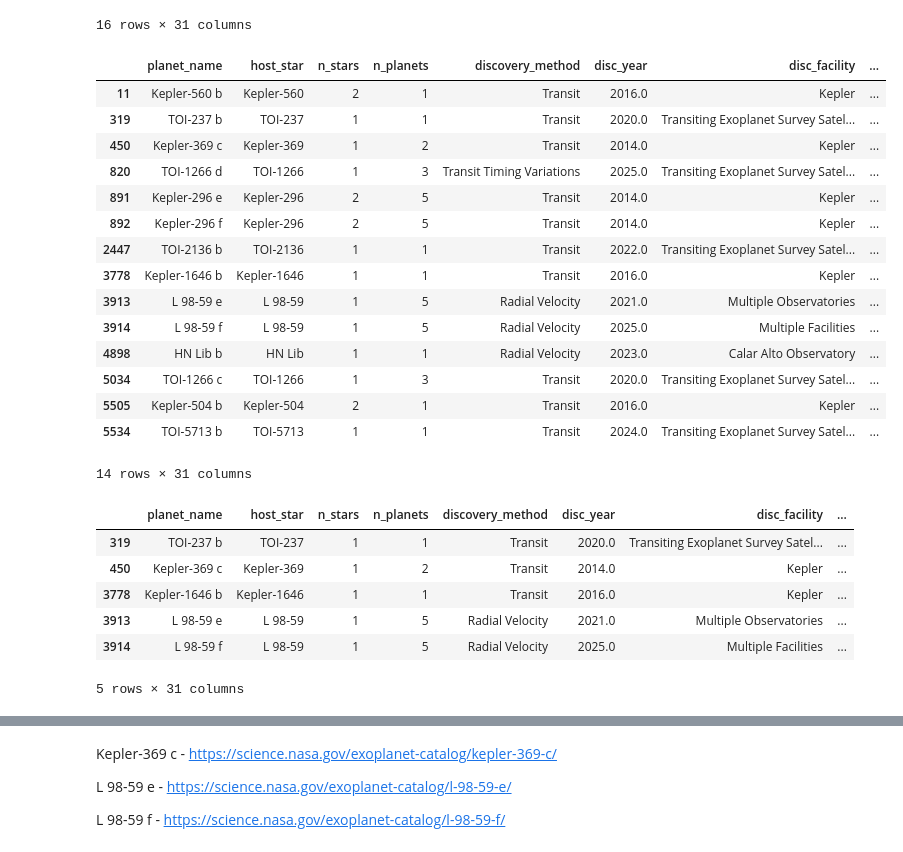
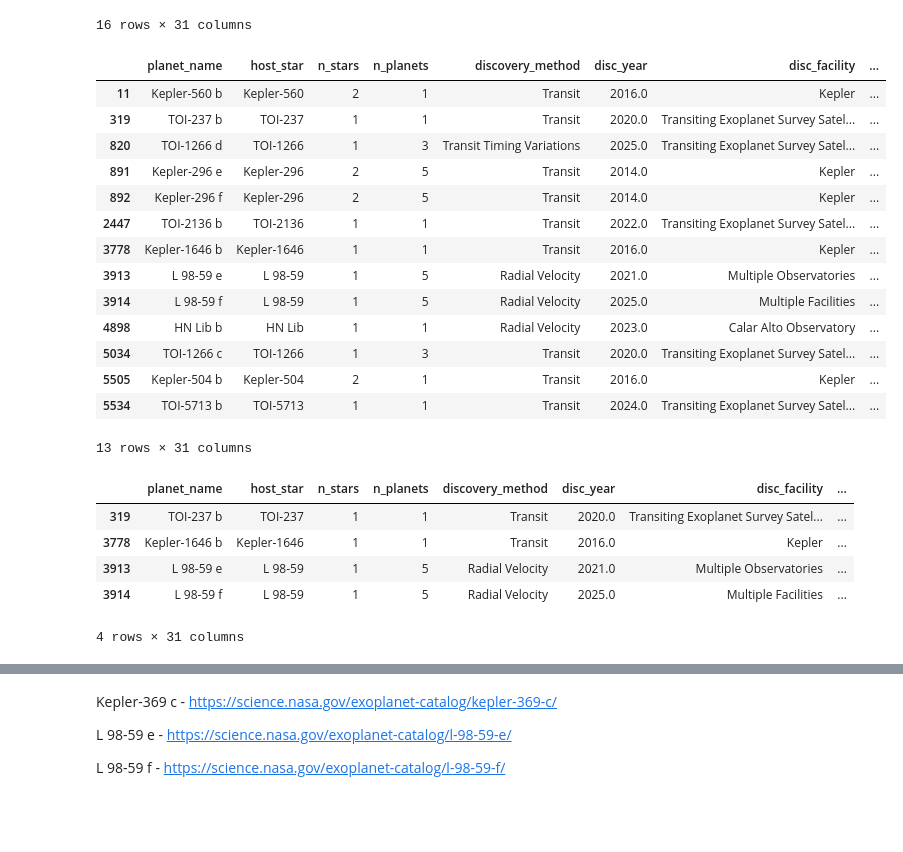
Before and after one commit to plamensve/DS_2026_FP, a Jupyter notebook: notebooks/07_earth_like_candidates.ipynb, the cells around one changed output, grey strips where cells are left out. Drawn from its saved outputs; the diff is of its cells as text; code cells hidden in the pictures; blank space fills up the shorter version.

```diff
--- a/notebooks/07_earth_like_candidates.ipynb
+++ b/notebooks/07_earth_like_candidates.ipynb
@@ -43,7 +43,11 @@ in_habitat_zone
 | 6131 | TOI-4336 A b | TOI-4336 A | 3 | 2 | Transit | 2024.0 | Transiting Exoplanet Survey Satel... | ... |
 403 rows × 31 columns
 # %%
-star_age_similar_to_the_sun_age = in_habitat_zone[(in_habitat_zone['star_age_gyr'] > 4) & (in_habitat_zone['star_age_gyr'] < 5)]
+MIN_STAR_AGE_GYR = 4
+MAX_STAR_AGE_GYR = 5
+
+star_age_similar_to_the_sun_age = in_habitat_zone[(in_habitat_zone['star_age_gyr'] > MIN_STAR_AGE_GYR)
+                                                  & (in_habitat_zone['star_age_gyr'] < MAX_STAR_AGE_GYR)]
 star_age_similar_to_the_sun_age
 # %% [output]
 |  | planet_name | host_star | n_stars | n_planets | discovery_method | disc_year | disc_facility | ... |
@@ -60,9 +64,12 @@ star_age_similar_to_the_sun_age
 | 6010 | Kepler-1388 d | Kepler-1388 | 1 | 4 | Transit | 2016.0 | Kepler | ... |
 86 rows × 31 columns
 # %%
+MIN_STAR_RADIUS_SUN = -0.5
+MAX_STAR_RADIUS_SUN = 0.5
+
 star_radius_to_sun = star_age_similar_to_the_sun_age[
-    (star_age_similar_to_the_sun_age['star_radius_sun'] >= -0.5) &
-    (star_age_similar_to_the_sun_age['star_radius_sun'] <= 0.5)
+    (star_age_similar_to_the_sun_age['star_radius_sun'] >= MIN_STAR_RADIUS_SUN) &
+    (star_age_similar_to_the_sun_age['star_radius_sun'] <= MAX_STAR_RADIUS_SUN)
 ]
 star_radius_to_sun
 # %% [output]
@@ -85,13 +92,16 @@ star_radius_to_sun
 | 5534 | TOI-5713 b | TOI-5713 | 1 | 1 | Transit | 2024.0 | Transiting Exoplanet Survey Satel... | ... |
 16 rows × 31 columns
 # %%
-star_mass_to_sun = star_radius_to_sun[(star_radius_to_sun['star_mass_sun'] >= -0.5) & (star_radius_to_sun['star_mass_sun'] <= 0.5)]
+MIN_STAR_MASS_SUN = -0.5
+MAX_STAR_MASS_SUN = 0.5
+
+star_mass_to_sun = star_radius_to_sun[(star_radius_to_sun['star_mass_sun'] > MIN_STAR_MASS_SUN)
+                                      & (star_radius_to_sun['star_mass_sun'] < MAX_STAR_MASS_SUN)]
 star_mass_to_sun
 # %% [output]
 |  | planet_name | host_star | n_stars | n_planets | discovery_method | disc_year | disc_facility | ... |
 | 11 | Kepler-560 b | Kepler-560 | 2 | 1 | Transit | 2016.0 | Kepler | ... |
 | 319 | TOI-237 b | TOI-237 | 1 | 1 | Transit | 2020.0 | Transiting Exoplanet Survey Satel... | ... |
-| 450 | Kepler-369 c | Kepler-369 | 1 | 2 | Transit | 2014.0 | Kepler | ... |
 | 820 | TOI-1266 d | TOI-1266 | 1 | 3 | Transit Timing Variations | 2025.0 | Transiting Exoplanet Survey Satel... | ... |
 | 891 | Kepler-296 e | Kepler-296 | 2 | 5 | Transit | 2014.0 | Kepler | ... |
 | 892 | Kepler-296 f | Kepler-296 | 2 | 5 | Transit | 2014.0 | Kepler | ... |
@@ -103,18 +113,21 @@ star_mass_to_sun
 | 5034 | TOI-1266 c | TOI-1266 | 1 | 3 | Transit | 2020.0 | Transiting Exoplanet Survey Satel... | ... |
 | 5505 | Kepler-504 b | Kepler-504 | 2 | 1 | Transit | 2016.0 | Kepler | ... |
 | 5534 | TOI-5713 b | TOI-5713 | 1 | 1 | Transit | 2024.0 | Transiting Exoplanet Survey Satel... | ... |
-14 rows × 31 columns
+13 rows × 31 columns
 # %%
-planet_radius_to_earth = star_mass_to_sun[(star_mass_to_sun['planet_radius_earth'] >= 1) & (star_mass_to_sun['planet_radius_earth'] <= 1.5)]
+MIN_PLANET_RADIUS_EARTH = 1
+MAX_PLANET_RADIUS_EARTH = 1.5
+
+planet_radius_to_earth = star_mass_to_sun[(star_mass_to_sun['planet_radius_earth'] > MIN_PLANET_RADIUS_EARTH)
+                                          & (star_mass_to_sun['planet_radius_earth'] < MAX_PLANET_RADIUS_EARTH)]
 planet_radius_to_earth
 # %% [output]
 |  | planet_name | host_star | n_stars | n_planets | discovery_method | disc_year | disc_facility | ... |
 | 319 | TOI-237 b | TOI-237 | 1 | 1 | Transit | 2020.0 | Transiting Exoplanet Survey Satel... | ... |
-| 450 | Kepler-369 c | Kepler-369 | 1 | 2 | Transit | 2014.0 | Kepler | ... |
 | 3778 | Kepler-1646 b | Kepler-1646 | 1 | 1 | Transit | 2016.0 | Kepler | ... |
 | 3913 | L 98-59 e | L 98-59 | 1 | 5 | Radial Velocity | 2021.0 | Multiple Observatories | ... |
 | 3914 | L 98-59 f | L 98-59 | 1 | 5 | Radial Velocity | 2025.0 | Multiple Facilities | ... |
-5 rows × 31 columns
+4 rows × 31 columns
 # %%
 multiplanet_system = planet_radius_to_earth[planet_radius_to_earth['multi_planet_system'] == True]
 multiplanet_system
```
Also changed, not shown: parts of 2 cells of this notebook, 4 other files.
